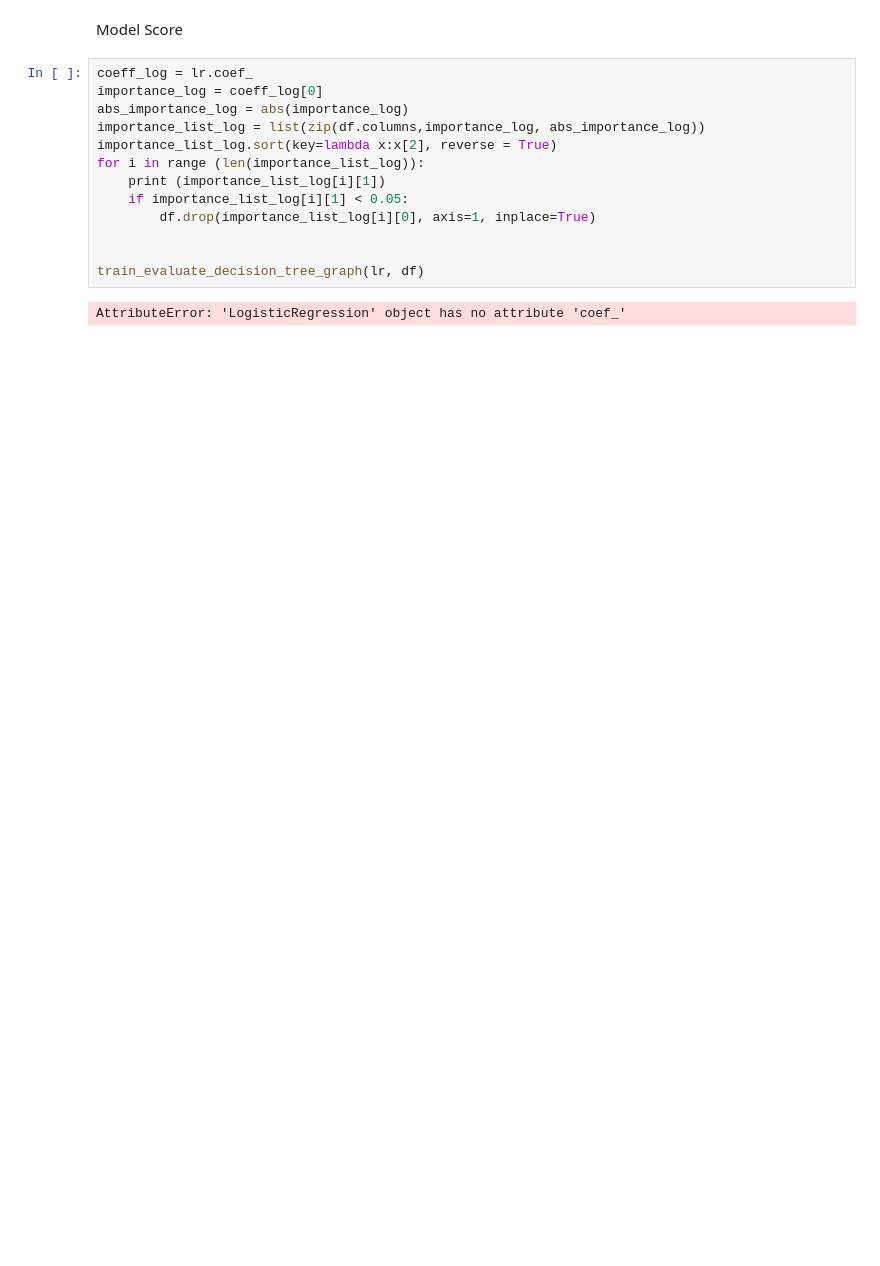
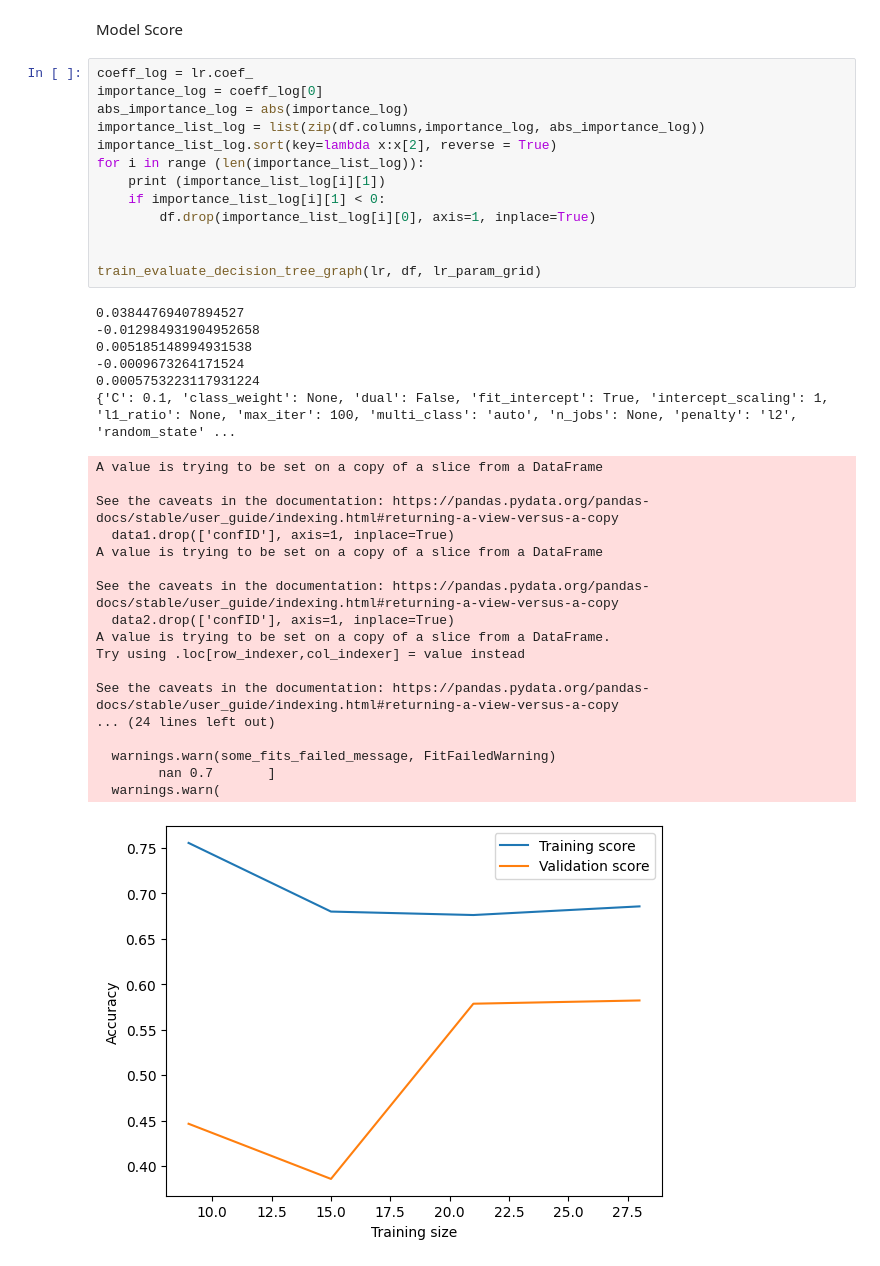
Before and after one commit to DanielRodrigues08/AC-FEUP, a Jupyter notebook: classification.ipynb, the cells around one changed output. Saved outputs shown, nothing was run; the diff lists cells and outputs as text; blank space fills up the shorter version.

```diff
--- a/classification.ipynb
+++ b/classification.ipynb
@@ -392,15 +439,38 @@ F1: 77.78%
 # %%
 coeff_log = lr.coef_
 importance_log = coeff_log[0]
 abs_importance_log = abs(importance_log)
 importance_list_log = list(zip(df.columns,importance_log, abs_importance_log))
 importance_list_log.sort(key=lambda x:x[2], reverse = True)
 for i in range (len(importance_list_log)):
     print (importance_list_log[i][1])
-    if importance_list_log[i][1] < 0.05:
+    if importance_list_log[i][1] < 0:
         df.drop(importance_list_log[i][0], axis=1, inplace=True)
 
 
-train_evaluate_decision_tree_graph(lr, df)
+train_evaluate_decision_tree_graph(lr, df, lr_param_grid)
 # %% [output]
-AttributeError: 'LogisticRegression' object has no attribute 'coef_'
+0.03844769407894527
+-0.012984931904952658
+0.005185148994931538
+-0.0009673264171524
+0.0005753223117931224
+{'C': 0.1, 'class_weight': None, 'dual': False, 'fit_intercept': True, 'intercept_scaling': 1, 'l1_ratio': None, 'max_iter': 100, 'multi_class': 'auto', 'n_jobs': None, 'penalty': 'l2', 'random_state' ...
+A value is trying to be set on a copy of a slice from a DataFrame
+
+See the caveats in the documentation: https://pandas.pydata.org/pandas-docs/stable/user_guide/indexing.html#returning-a-view-versus-a-copy
+  data1.drop(['confID'], axis=1, inplace=True)
+A value is trying to be set on a copy of a slice from a DataFrame
+
+See the caveats in the documentation: https://pandas.pydata.org/pandas-docs/stable/user_guide/indexing.html#returning-a-view-versus-a-copy
+  data2.drop(['confID'], axis=1, inplace=True)
+A value is trying to be set on a copy of a slice from a DataFrame.
+Try using .loc[row_indexer,col_indexer] = value instead
+
+See the caveats in the documentation: https://pandas.pydata.org/pandas-docs/stable/user_guide/indexing.html#returning-a-view-versus-a-copy
+... (24 lines left out)
+
+  warnings.warn(some_fits_failed_message, FitFailedWarning)
+        nan 0.7       ]
+  warnings.warn(
+[figure, added]
```
Also changed, not shown: parts of 5 cells of this notebook.
